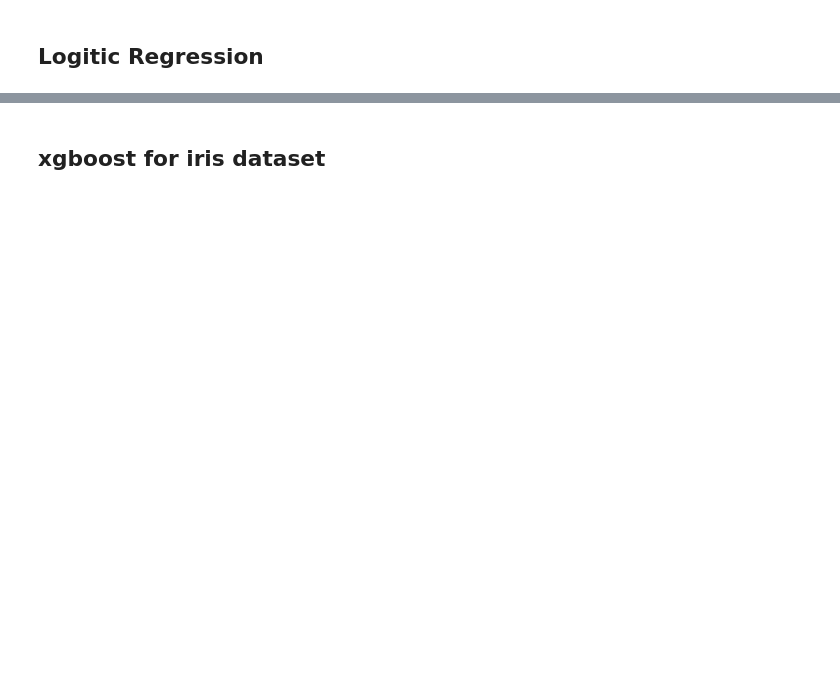
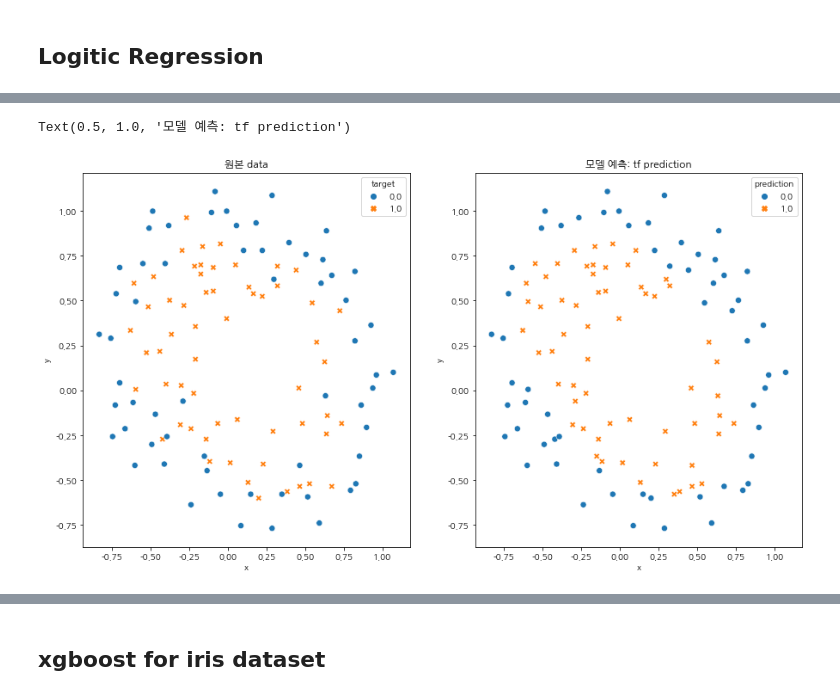
Before and after one commit to hccho2/hccho2FirstGitProject, a Jupyter notebook: pandas_basic_iris.ipynb, the cells around one changed output, grey strips where cells are left out. Cells and saved outputs as stored; diff of their text form; code cells hidden in the pictures; blank space fills up the shorter version.

```diff
--- a/pandas_basic_iris.ipynb
+++ b/pandas_basic_iris.ipynb
@@ -10,0 +6,14 @@ import seaborn as sns
+# %%
+import pandas as pd
+import numpy as np
+import matplotlib.pyplot as plt
+import seaborn as sns
+
+# 한글 font
+import matplotlib
+import matplotlib.font_manager as fm
+# font_name = fm.FontProperties(fname=r'C:\Users\BRAIN\AppData\Local\Microsoft\Windows\Fonts\NanumGothic-Regular.ttf').get_name()
+# matplotlib.rc('font', family=font_name)
+# #fm._rebuild()  # cache update ---> 한번만
+plt.rcParams["font.family"] = 'NanumGothic'
+matplotlib.rcParams['axes.unicode_minus'] = False  # 한글 설정후, '-' 마이너스 부호 깨짐 해결.
@@ -472,28 +455,31 @@ plt.plot(history.history["loss"], label="train loss")
 # %%
 df1=pd.DataFrame(data=mydata,columns=['x','y','target'])
 
 prediction = (model.predict(A) > 0.5).astype(np.int)
   # np.concatenate([A,prediction],axis=-1)
 df2=pd.DataFrame(data=np.c_[A,prediction],columns=['x','y','prediction'])
 # pandas dataframe을 넘겨주어면 좋다.
 
 
 plt.figure(figsize=(15,8))
 plt.subplot(1,2,1)
 sns.scatterplot(x='x',
                 y='y',
                 hue='target', # different colors by group
                 style='target', # different shapes by group
                 s=50, # marker size
                 data=df1)
-plt.title('data')
+plt.title('원본 data')
 
 
 plt.subplot(1,2,2)
 sns.scatterplot(x='x',
                 y='y',
                 hue='prediction', # different colors by group
                 style='prediction', # different shapes by group
                 s=50, # marker size
                 data=df2)
-plt.title('tf prediction')
+plt.title('모델 예측: tf prediction')
+# %% [output]
+Text(0.5, 1.0, '모델 예측: tf prediction')
+[figure, added]
```
Also changed, not shown: parts of 51 cells of this notebook.
